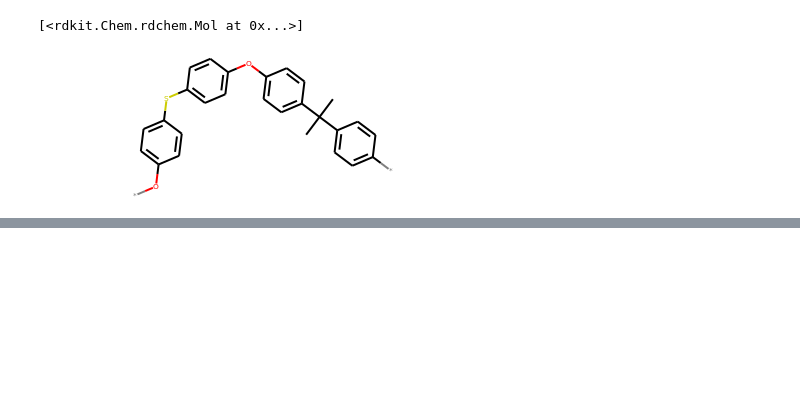
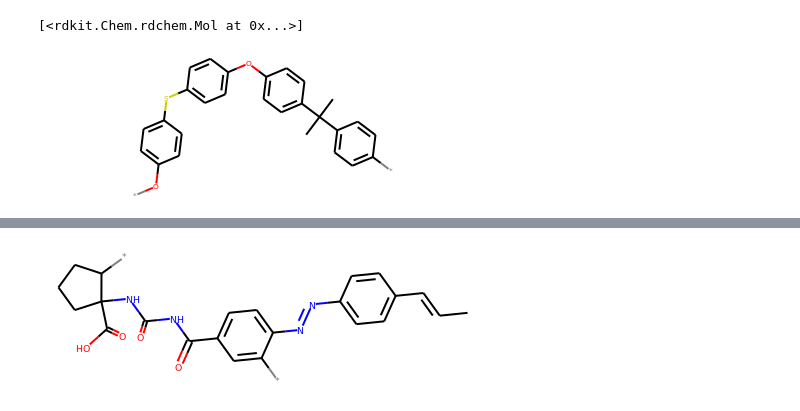
Before and after one commit to rishigurnani/hMOFs-Snurr, a Jupyter notebook: fall20_mse_8803_4.ipynb, the cells around one changed output, grey strips where cells are left out. Drawn from its saved outputs; the diff is of its cells as text; code cells hidden in the pictures; blank space fills up the shorter version.

```diff
--- a/fall20_mse_8803_4.ipynb
+++ b/fall20_mse_8803_4.ipynb
@@ -150,0 +181,5 @@ out[0]
+# %%
+mol = Chem.MolFromSmiles('*c1cc(C(=O)NC(=O)NC2(C(=O)O)CCCC2*)ccc1N=Nc1ccc(C=CC)cc1')
+mol
+# %% [output]
+[figure, added]
```
Also changed, not shown: parts of 7 cells of this notebook, 2 other files.
